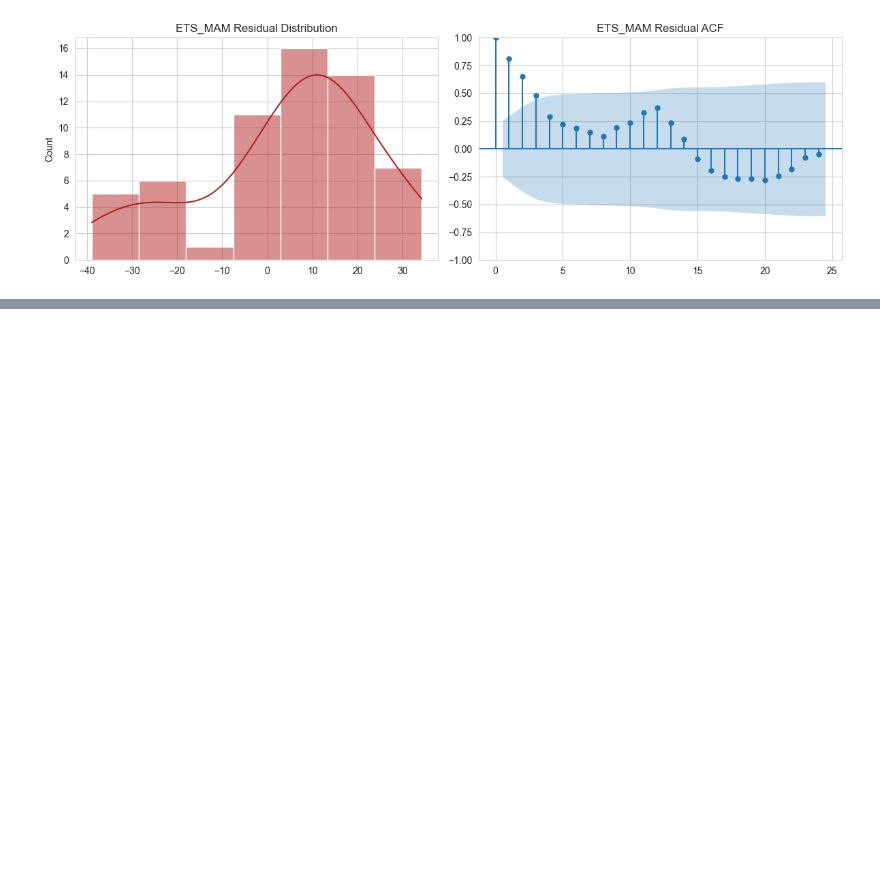
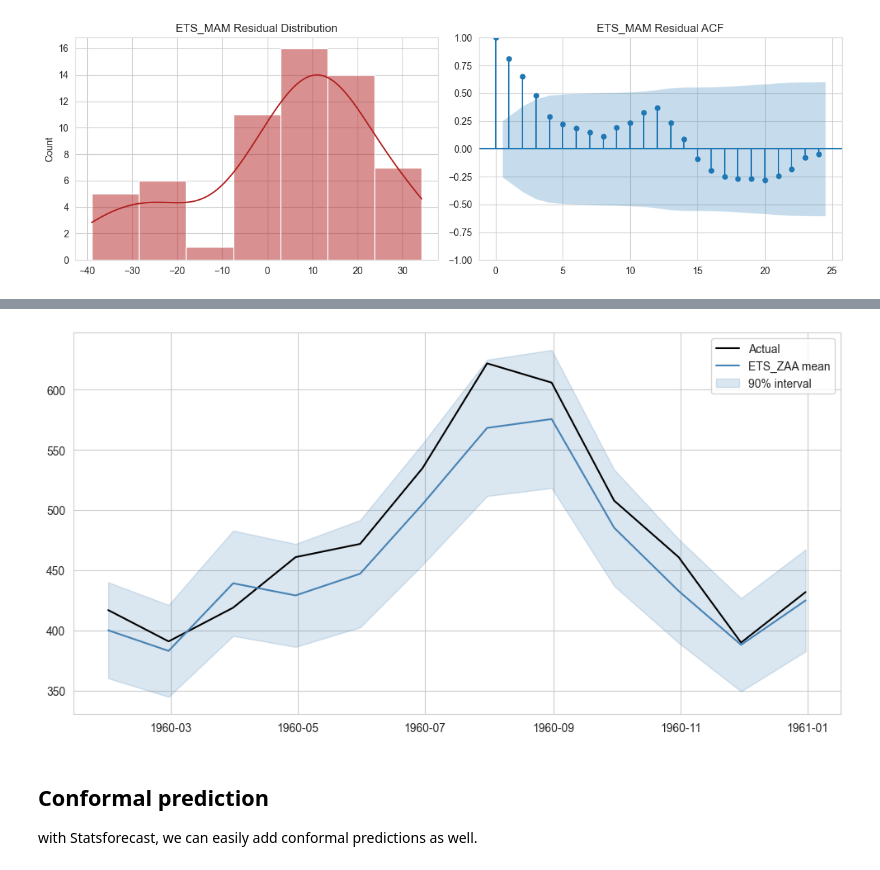
Before and after one commit to PJalgotrader/Deep_forecasting-USU, a Jupyter notebook: Lectures and codes/Module 3- Exponential Smoothing/Module3-exponential_smoothing_statsforecast.ipynb, the cells around one changed output, grey strips where cells are left out. Cells and saved outputs as stored; diff of their text form; code cells hidden in the pictures; blank space fills up the shorter version.

```diff
--- a/Lectures and codes/Module 3- Exponential Smoothing/Module3-exponential_smoothing_statsforecast.ipynb
+++ b/Lectures and codes/Module 3- Exponential Smoothing/Module3-exponential_smoothing_statsforecast.ipynb
@@ -394,3 +394,19 @@ ets_fitted = sf_ets.forecast_fitted_values()
 _ = plot_residuals(ets_fitted, model='ETS_MAM', start_date='1955-01-31')
 # %% [output]
 [figure]
+# %%
+# adding confidence intervals to the forecasts of an specific model
+my_model = [
+    AutoETS(model='ZAA', season_length=SEASON_LENGTH, alias='ETS_ZAA'),
+    # ... other models if you want
+]
+
+sf_ets = StatsForecast(models=my_model, freq='ME')
+ets_forecasts = sf_ets.forecast(
+    df=train_long,
+    h=HOLDOUT_HORIZON,
+    level=[90],          # request 90% interval
+    fitted=False
+)
+
+ets_forecasts.head()
@@ -396,0 +420,21 @@ _ = plot_residuals(ets_fitted, model='ETS_MAM', start_date='1955-01-31')
+# %%
+mam_fcst = ets_forecasts[ets_forecasts['unique_id'] == UNIQUE_ID]
+
+plt.figure(figsize=(12, 6))
+plt.plot(test_long['ds'], test_long['y'], label='Actual', color='black')
+plt.plot(mam_fcst['ds'], mam_fcst['ETS_ZAA'], label='ETS_ZAA mean', color='steelblue')
+plt.fill_between(
+    mam_fcst['ds'],
+    mam_fcst['ETS_ZAA-lo-90'],
+    mam_fcst['ETS_ZAA-hi-90'],
+    color='steelblue',
+    alpha=0.2,
+    label='90% interval'
+)
+plt.legend()
+plt.show()
+# %% [output]
+[figure, added]
+# %% [markdown]
+## Conformal prediction
+with Statsforecast, we can easily add conformal predictions as well.
```
Also changed, not shown: parts of 4 cells of this notebook.
